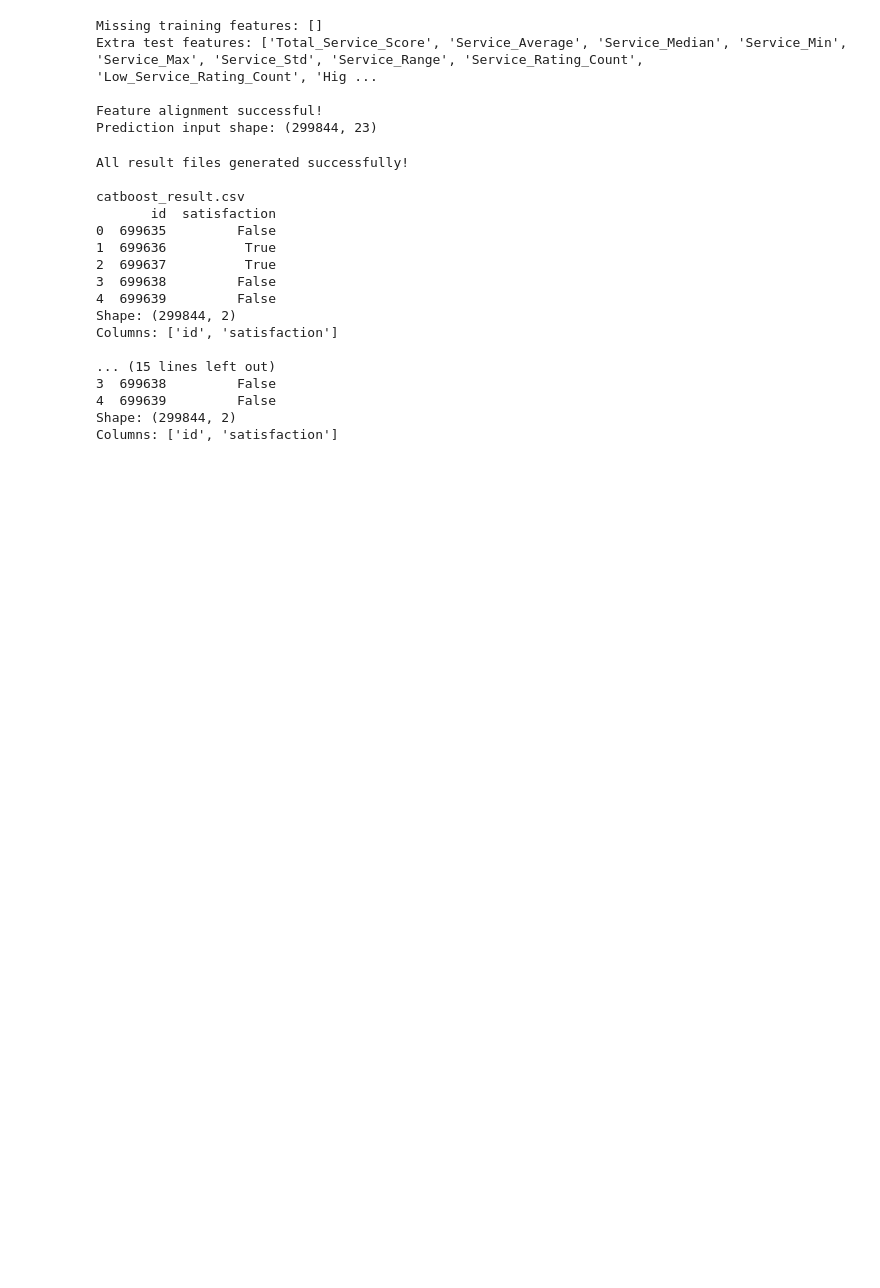
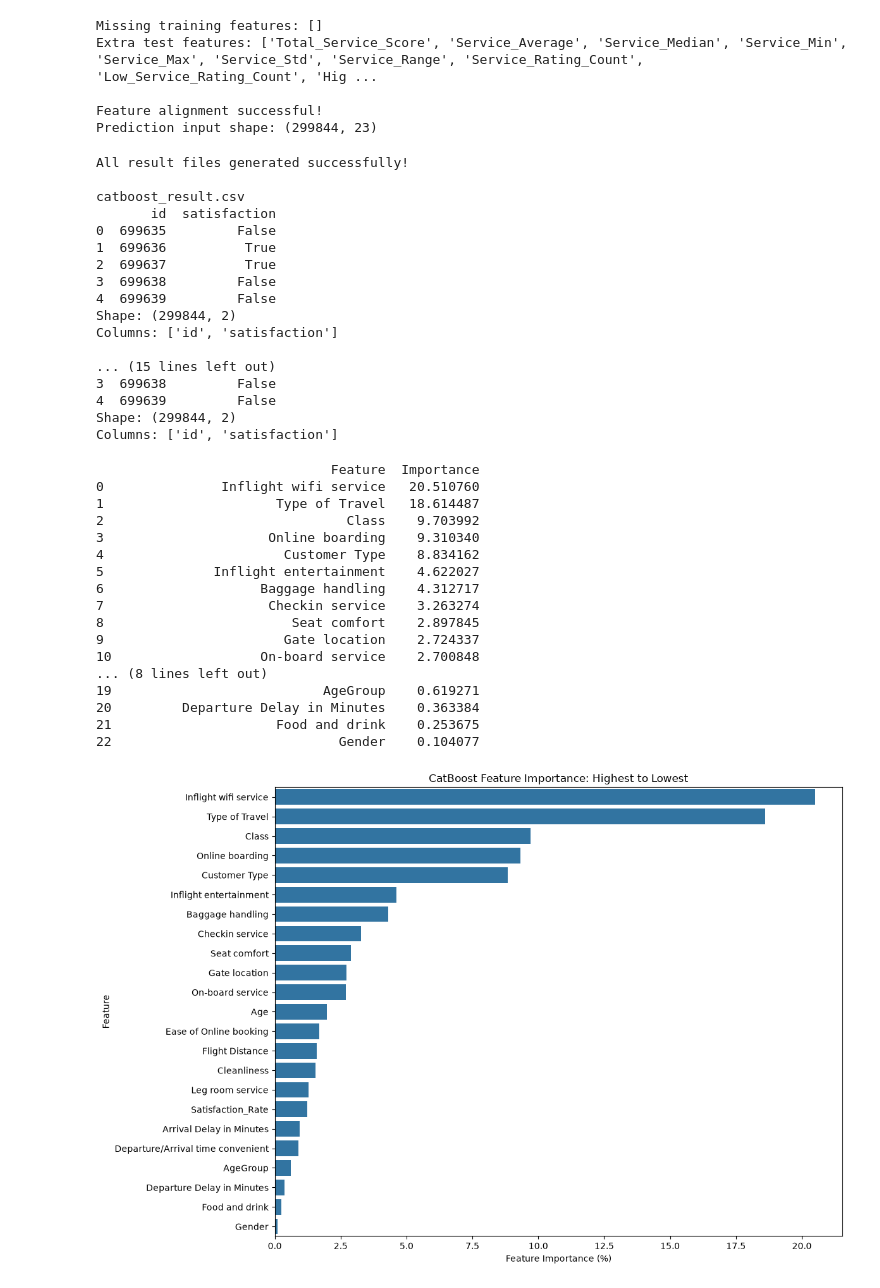
Before and after one commit to Aky29/flight-satisfaction-, a Jupyter notebook: feature_eng.ipynb, the cells around one changed output. Saved outputs shown, nothing was run; the diff lists cells and outputs as text; code cells hidden in the pictures; blank space fills up the shorter version.

```diff
--- a/feature_eng.ipynb
+++ b/feature_eng.ipynb
@@ -2243,3 +2243,60 @@ Columns: ['id', 'satisfaction']
 4  699639         False
 Shape: (299844, 2)
 Columns: ['id', 'satisfaction']
+# %%
+import pandas as pd
+import matplotlib.pyplot as plt
+import seaborn as sns
+
+# Get feature names and their importance scores from the trained CatBoost model
+feature_names = cat_model.feature_names_
+importance_scores = cat_model.feature_importances_
+
+# Create a DataFrame
+feature_importance_df = pd.DataFrame({
+    'Feature': feature_names,
+    'Importance': importance_scores
+})
+
+# Sort from most important to least important
+feature_importance_df = feature_importance_df.sort_values(
+    by='Importance',
+    ascending=False
+).reset_index(drop=True)
+
+# Display the ranked features
+print(feature_importance_df)
+
+# Plot all features
+plt.figure(figsize=(12, max(8, len(feature_importance_df) * 0.35)))
+
+sns.barplot(
+    data=feature_importance_df,
+    x='Importance',
+    y='Feature'
+)
+
+plt.title('CatBoost Feature Importance: Highest to Lowest')
+plt.xlabel('Feature Importance (%)')
+plt.ylabel('Feature')
+plt.tight_layout()
+plt.show()
+# %% [output]
+                              Feature  Importance
+0               Inflight wifi service   20.510760
+1                      Type of Travel   18.614487
+2                               Class    9.703992
+3                     Online boarding    9.310340
+4                       Customer Type    8.834162
+5              Inflight entertainment    4.622027
+6                    Baggage handling    4.312717
+7                     Checkin service    3.263274
+8                        Seat comfort    2.897845
+9                       Gate location    2.724337
+10                   On-board service    2.700848
+... (8 lines left out)
+19                           AgeGroup    0.619271
+20         Departure Delay in Minutes    0.363384
+21                     Food and drink    0.253675
+22                             Gender    0.104077
+[figure, added]
```
Also changed, not shown: parts of 4 cells of this notebook, 4 other files.
